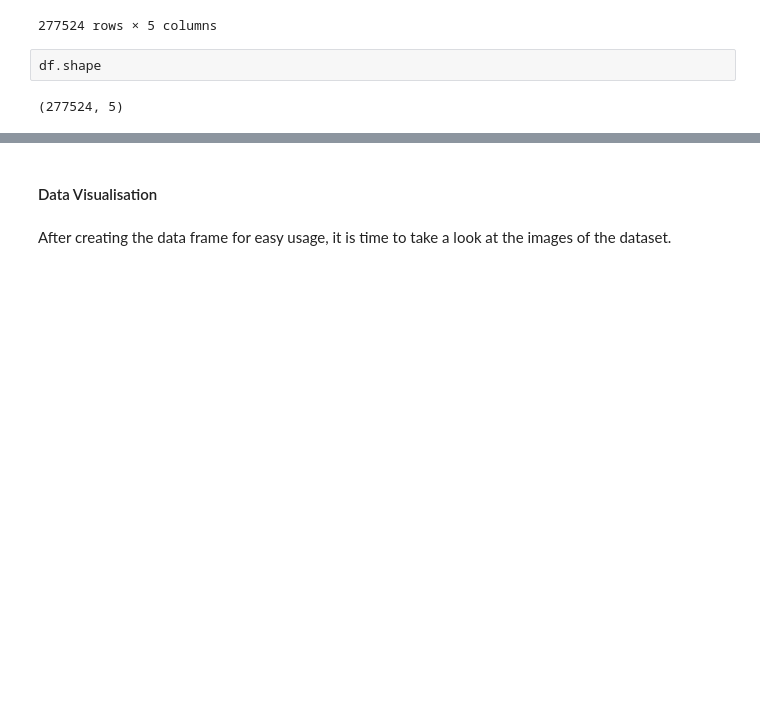
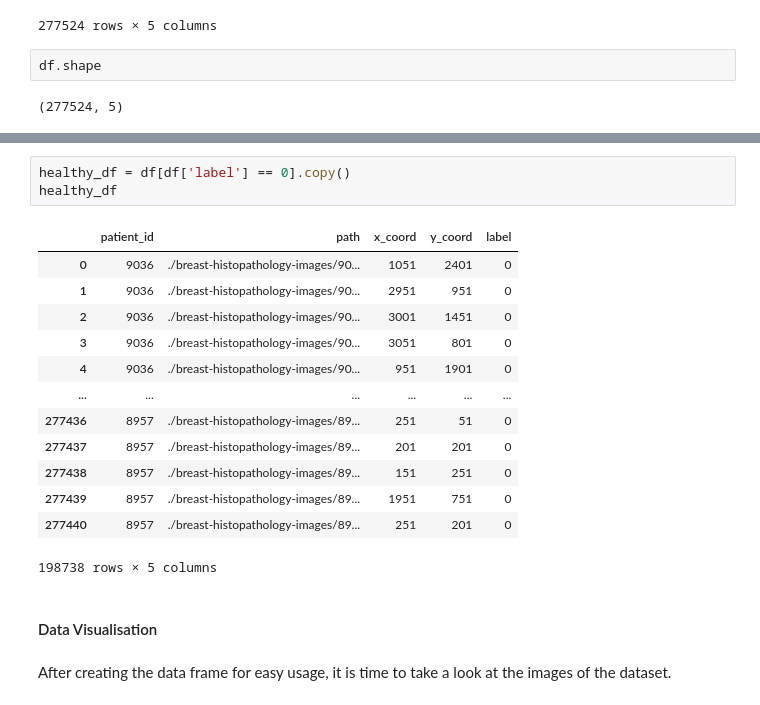
Before and after one commit to iremhttp/Breast-Cancer-Detection, a Jupyter notebook: main.ipynb, the cells around one changed output, grey strips where cells are left out. Cells and saved outputs as stored; diff of their text form; blank space fills up the shorter version.

```diff
--- a/main.ipynb
+++ b/main.ipynb
@@ -101,3 +122,20 @@ df.shape
+# %%
+healthy_df = df[df['label'] == 0].copy()
+healthy_df
+# %% [output]
+|  | patient_id | path | x_coord | y_coord | label |
+| 0 | 9036 | ./breast-histopathology-images/90... | 1051 | 2401 | 0 |
+| 1 | 9036 | ./breast-histopathology-images/90... | 2951 | 951 | 0 |
+| 2 | 9036 | ./breast-histopathology-images/90... | 3001 | 1451 | 0 |
+| 3 | 9036 | ./breast-histopathology-images/90... | 3051 | 801 | 0 |
+| 4 | 9036 | ./breast-histopathology-images/90... | 951 | 1901 | 0 |
+| ... | ... | ... | ... | ... | ... |
+| 277436 | 8957 | ./breast-histopathology-images/89... | 251 | 51 | 0 |
+| 277437 | 8957 | ./breast-histopathology-images/89... | 201 | 201 | 0 |
+| 277438 | 8957 | ./breast-histopathology-images/89... | 151 | 251 | 0 |
+| 277439 | 8957 | ./breast-histopathology-images/89... | 1951 | 751 | 0 |
+| 277440 | 8957 | ./breast-histopathology-images/89... | 251 | 201 | 0 |
+198738 rows × 5 columns
 # %% [markdown]
 #### Data Visualisation
 # %% [markdown]
```
Also changed, not shown: parts of 14 cells of this notebook.
